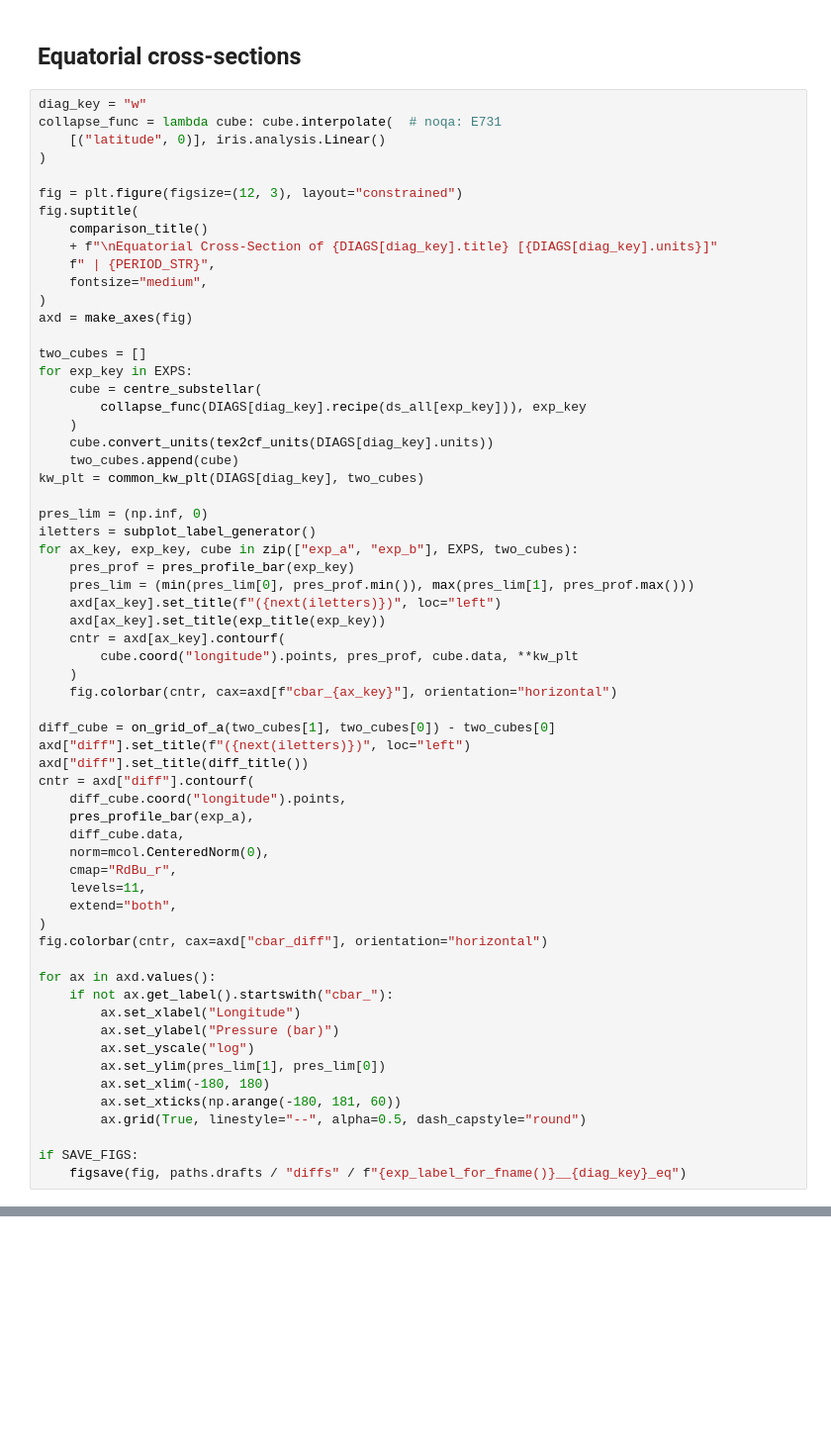
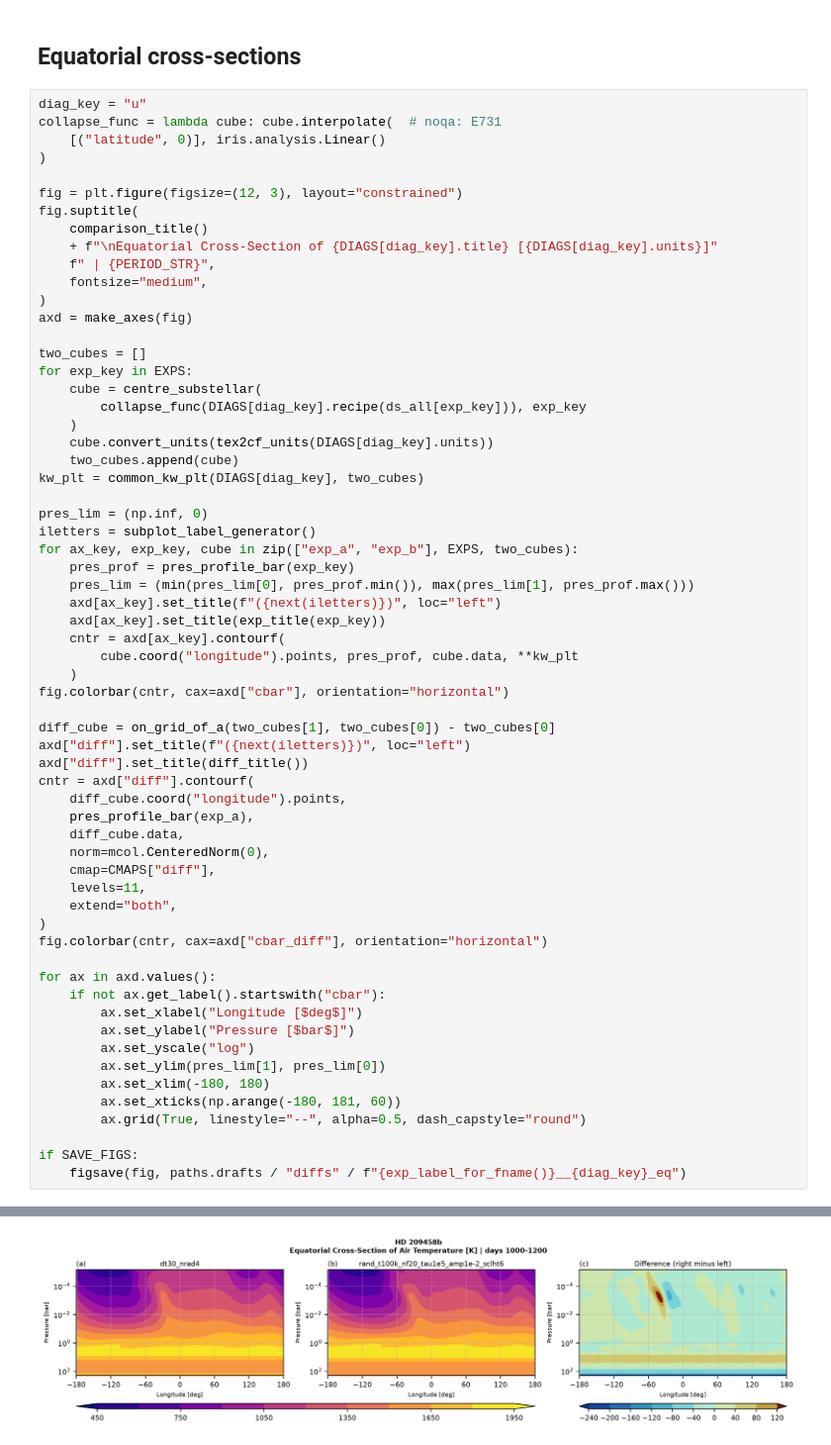
Before and after one commit to dennissergeev/lfric_egp_bench, a Jupyter notebook: src/scripts/Compare-Simulations.ipynb, the cells around one changed output, grey strips where cells are left out. Shown at 99% size. Cells and saved outputs as stored; diff of their text form; blank space fills up the shorter version.

```diff
--- a/src/scripts/Compare-Simulations.ipynb
+++ b/src/scripts/Compare-Simulations.ipynb
@@ -414,7 +470,7 @@ if SAVE_FIGS:
 # %% [markdown]
 ## Equatorial cross-sections
 # %%
-diag_key = "w"
+diag_key = "u"
 collapse_func = lambda cube: cube.interpolate(  # noqa: E731
     [("latitude", 0)], iris.analysis.Linear()
 )
@@ -447,7 +503,7 @@ for ax_key, exp_key, cube in zip(["exp_a", "exp_b"], EXPS, two_cubes):
     cntr = axd[ax_key].contourf(
         cube.coord("longitude").points, pres_prof, cube.data, **kw_plt
     )
-    fig.colorbar(cntr, cax=axd[f"cbar_{ax_key}"], orientation="horizontal")
+fig.colorbar(cntr, cax=axd["cbar"], orientation="horizontal")
 
 diff_cube = on_grid_of_a(two_cubes[1], two_cubes[0]) - two_cubes[0]
 axd["diff"].set_title(f"({next(iletters)})", loc="left")
@@ -457,16 +513,16 @@ cntr = axd["diff"].contourf(
     pres_profile_bar(exp_a),
     diff_cube.data,
     norm=mcol.CenteredNorm(0),
-    cmap="RdBu_r",
+    cmap=CMAPS["diff"],
     levels=11,
     extend="both",
 )
 fig.colorbar(cntr, cax=axd["cbar_diff"], orientation="horizontal")
 
 for ax in axd.values():
-    if not ax.get_label().startswith("cbar_"):
-        ax.set_xlabel("Longitude")
-        ax.set_ylabel("Pressure (bar)")
+    if not ax.get_label().startswith("cbar"):
+        ax.set_xlabel("Longitude [$deg$]")
+        ax.set_ylabel("Pressure [$bar$]")
         ax.set_yscale("log")
         ax.set_ylim(pres_lim[1], pres_lim[0])
         ax.set_xlim(-180, 180)
@@ -475,3 +531,4 @@ for ax in axd.values():
 
 if SAVE_FIGS:
     figsave(fig, paths.drafts / "diffs" / f"{exp_label_for_fname()}__{diag_key}_eq")
+# %% [output]
@@ -477,0 +537 @@ if SAVE_FIGS:
+[figure, added]
```
Also changed, not shown: parts of 12 cells of this notebook, 5 other files.
